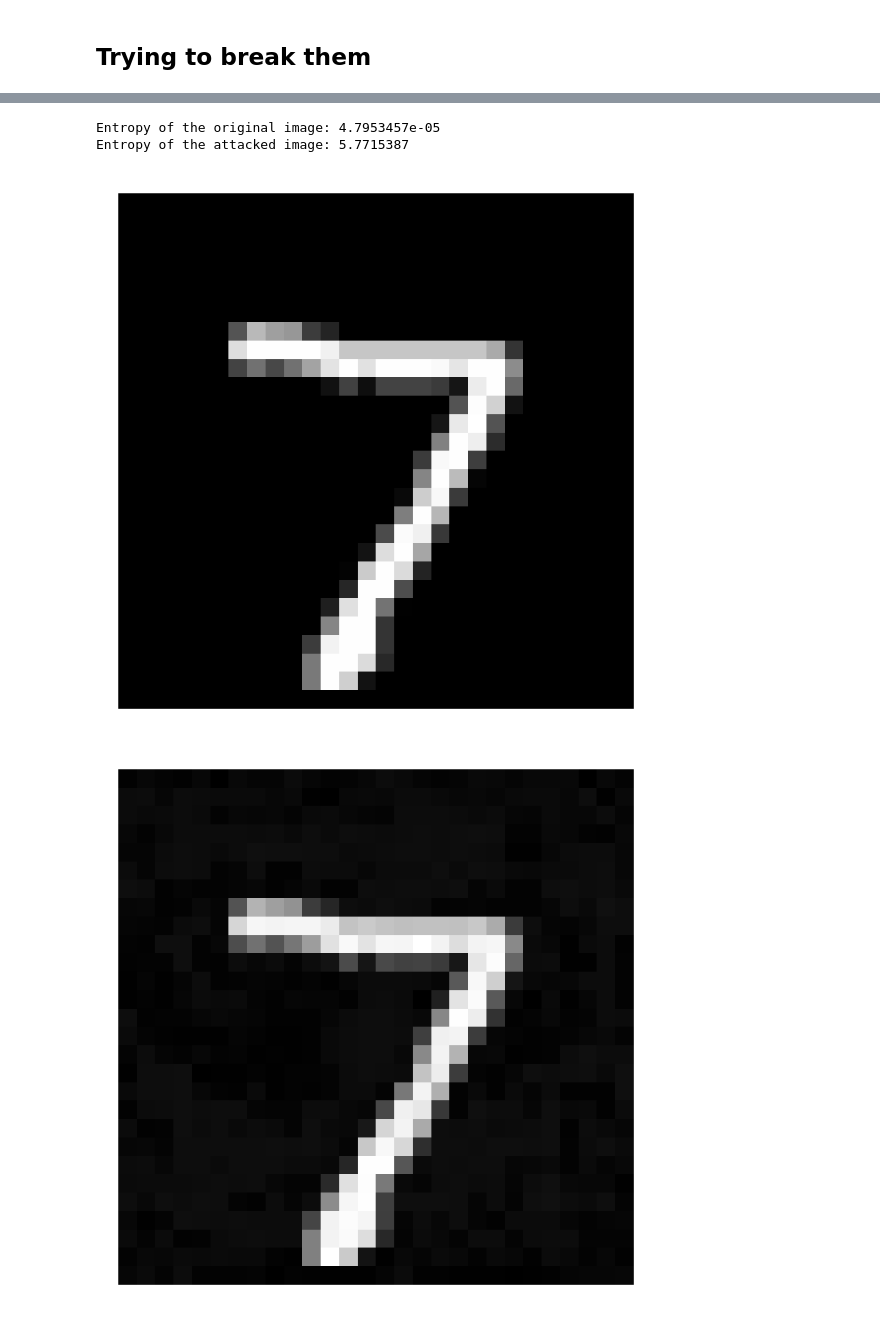
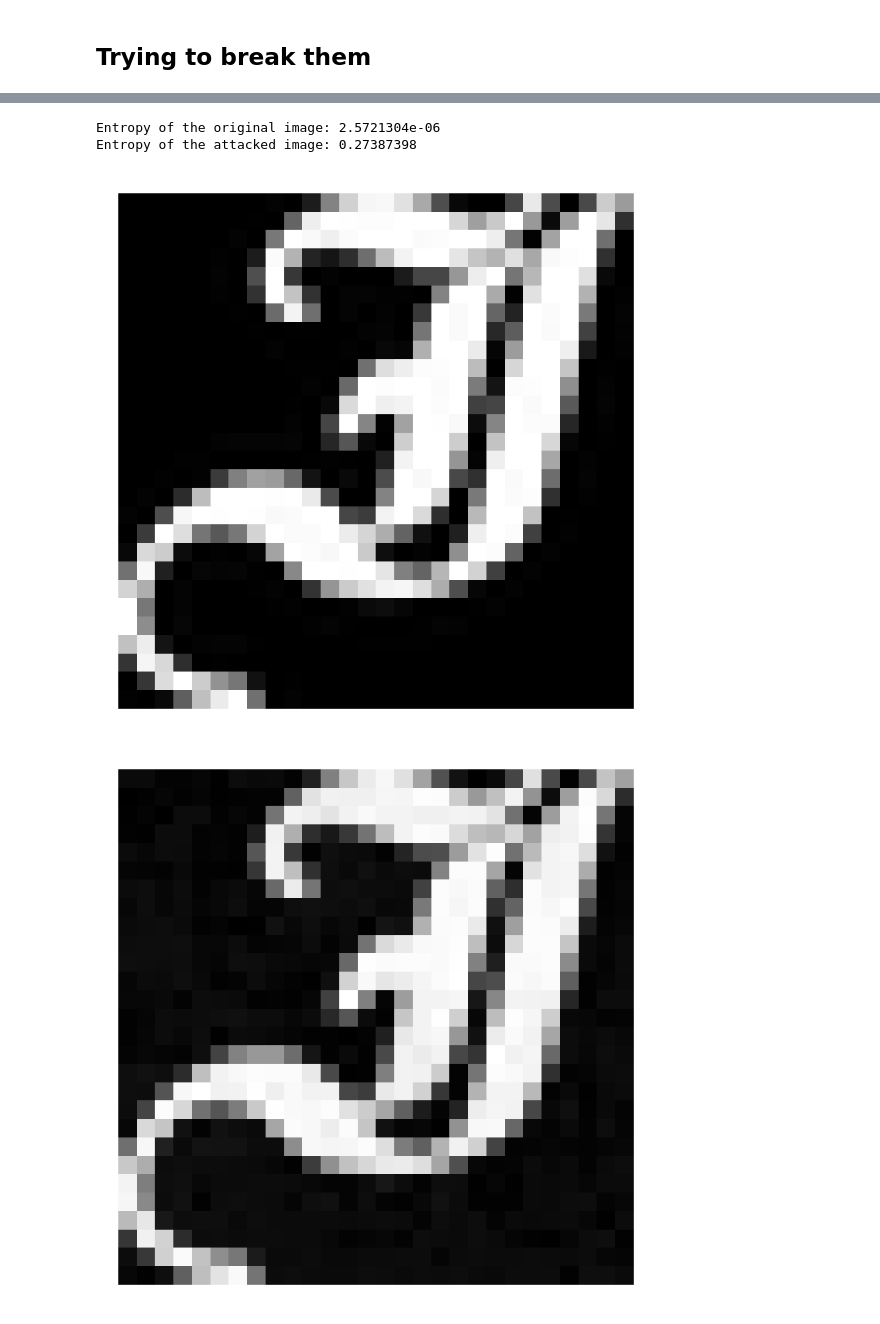
Before and after one commit to pablogarciarce/AdvReg, a Jupyter notebook: notebooks/test_distr_de_wasserstein.ipynb, the cells around one changed output, grey strips where cells are left out. Cells and saved outputs as stored; diff of their text form; code cells hidden in the pictures.

```diff
--- a/notebooks/test_distr_de_wasserstein.ipynb
+++ b/notebooks/test_distr_de_wasserstein.ipynb
@@ -108,6 +108,7 @@ model = DeepEnsemble(input_dim=X_train.shape[1], hidden_units=200, output_dim=10
 model.load(path)
 # %%
 def entropy(x, pred):
+    pred = pred.mean(axis=0)
     pred += 1e-8
     entr = - (pred * jnp.log(pred)).sum() / jnp.log(2)
     return entr
@@ -141,21 +195,23 @@ plt.legend(legend)
 # %%
-# Example to plot the attacked image
-x = X_test[0]
+x = X_notmnist[1]
 x = jax.numpy.array(x.reshape(1, -1))
-obj_appd = numpyro.distributions.Dirichlet(jnp.ones(10))
-x_adv, _ = wasserstein_attack(model, x, appd=obj_appd, rng=jax.random.PRNGKey(0), epsilon=0.5, num_samples=20)
-print('Entropy of the original image:', entropy(x, model.sample_predictive_distribution(x, 20)))
-print('Entropy of the attacked image:', entropy(x_adv, model.sample_predictive_distribution(x_adv, 20)))
+pred_index = model.sample_predictive_distribution(jax.random.PRNGKey(0), x, 20).mean(axis=1).argmax()
+obj_appd = numpyro.distributions.Dirichlet(jnp.eye(10)[pred_index])
+
+x_adv, _ = wasserstein_attack(model, x, appd=obj_appd, rng=jax.random.PRNGKey(0), epsilon=.5, num_samples=20)
+
+print('Entropy of the original image:', entropy(x, model.sample_predictive_distribution(jax.random.PRNGKey(0), x, 20)))
+print('Entropy of the attacked image:', entropy(x_adv, model.sample_predictive_distribution(jax.random.PRNGKey(0), x_adv, 20)))
 # Plot the original image
 plt.figure(figsize=(3, 3))
 plt.imshow(x.reshape(28, 28), cmap='gray')
 plt.axis('off')
 plt.figure(figsize=(3, 3))
 plt.imshow(x_adv.reshape(28, 28), cmap='gray')
 plt.axis('off')
 plt.show()
 # %% [output]
-Entropy of the original image: 4.7953457e-05
-Entropy of the attacked image: 5.7715387
+Entropy of the original image: 2.5721304e-06
+Entropy of the attacked image: 0.27387398
-[figure, old version]
+[figure, new version]
-[figure, old version]
+[figure, new version]
```
Also changed, not shown: parts of 5 cells of this notebook, 25 other files.
